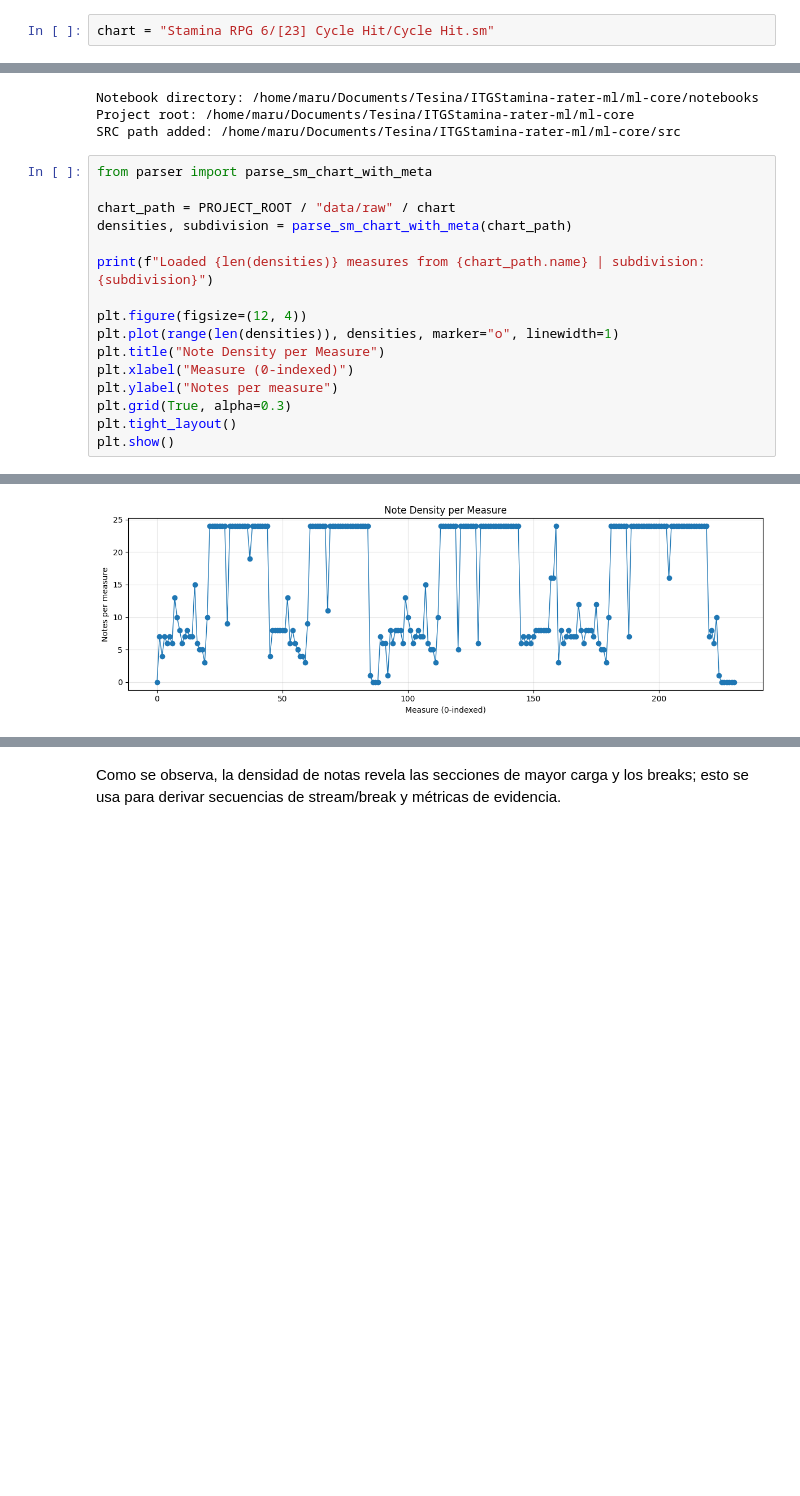
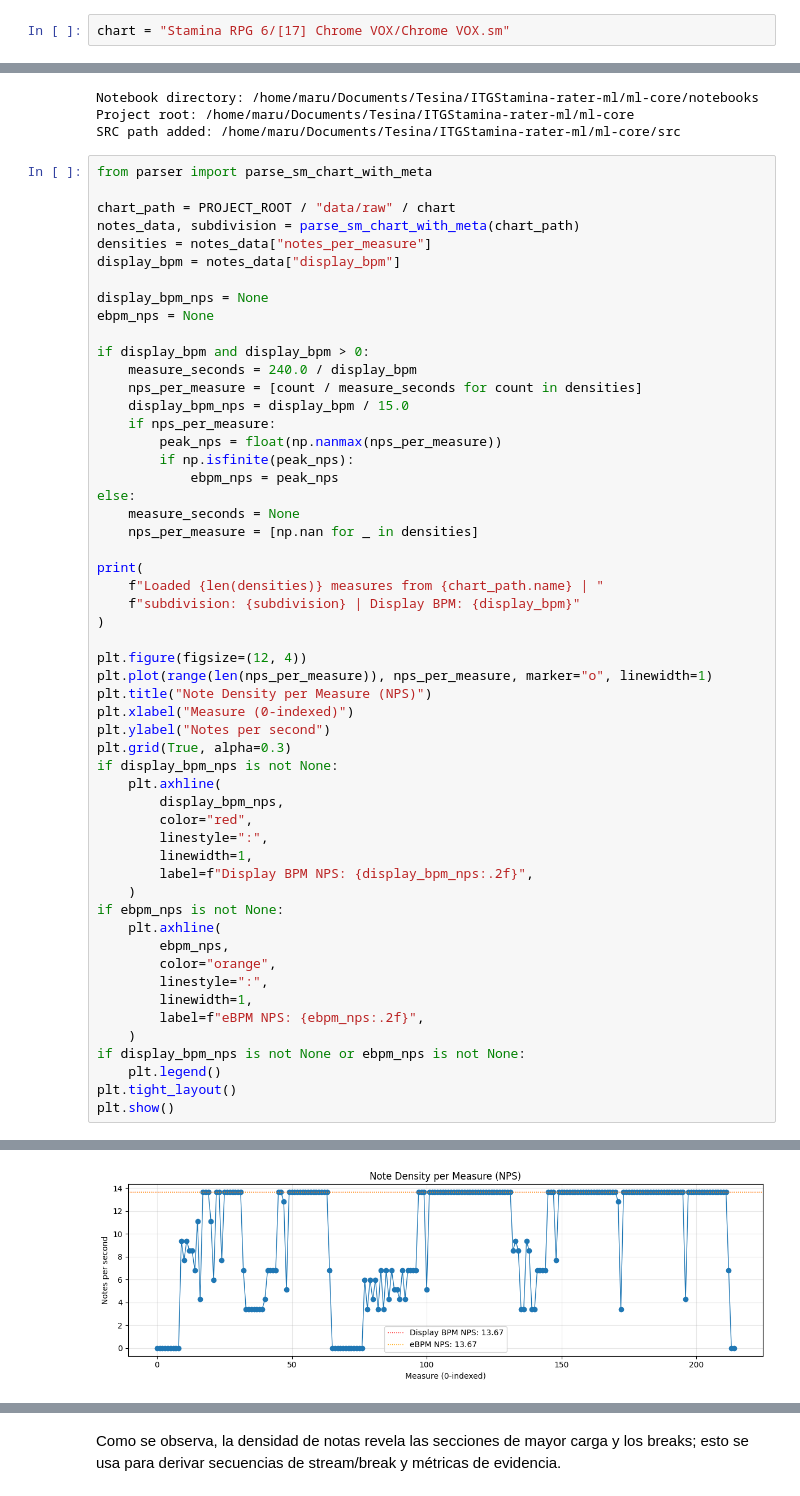
Before and after one commit to MaruDeHabanero/ITGStamina-rater-ml, a Jupyter notebook: ml-core/notebooks/01_feature_validation.ipynb, the cells around one changed output, grey strips where cells are left out. Cells and saved outputs as stored; diff of their text form; blank space fills up the shorter version.

```diff
--- a/ml-core/notebooks/01_feature_validation.ipynb
+++ b/ml-core/notebooks/01_feature_validation.ipynb
@@ -5,7 +5,7 @@ Este cuaderno valida el pipeline de parseo y extracción de features para charts
 # %% [markdown]
 ### Ruta del chart a mirar:
 # %%
-chart = "Stamina RPG 6/[23] Cycle Hit/Cycle Hit.sm"
+chart = "Stamina RPG 6/[17] Chrome VOX/Chrome VOX.sm"
 # %%
 %reload_ext autoreload
 # %%
@@ -35,16 +35,54 @@ SRC path added: /home/maru/Documents/Tesina/ITGStamina-rater-ml/ml-core/src
 from parser import parse_sm_chart_with_meta
 
 chart_path = PROJECT_ROOT / "data/raw" / chart
-densities, subdivision = parse_sm_chart_with_meta(chart_path)
+notes_data, subdivision = parse_sm_chart_with_meta(chart_path)
+densities = notes_data["notes_per_measure"]
+display_bpm = notes_data["display_bpm"]
 
-print(f"Loaded {len(densities)} measures from {chart_path.name} | subdivision: {subdivision}")
+display_bpm_nps = None
+ebpm_nps = None
+
+if display_bpm and display_bpm > 0:
+    measure_seconds = 240.0 / display_bpm
+    nps_per_measure = [count / measure_seconds for count in densities]
+    display_bpm_nps = display_bpm / 15.0
+    if nps_per_measure:
+        peak_nps = float(np.nanmax(nps_per_measure))
+        if np.isfinite(peak_nps):
+            ebpm_nps = peak_nps
+else:
+    measure_seconds = None
+    nps_per_measure = [np.nan for _ in densities]
+
+print(
+    f"Loaded {len(densities)} measures from {chart_path.name} | "
+    f"subdivision: {subdivision} | Display BPM: {display_bpm}"
+)
 
 plt.figure(figsize=(12, 4))
-plt.plot(range(len(densities)), densities, marker="o", linewidth=1)
-plt.title("Note Density per Measure")
+plt.plot(range(len(nps_per_measure)), nps_per_measure, marker="o", linewidth=1)
+plt.title("Note Density per Measure (NPS)")
 plt.xlabel("Measure (0-indexed)")
-plt.ylabel("Notes per measure")
+plt.ylabel("Notes per second")
 plt.grid(True, alpha=0.3)
+if display_bpm_nps is not None:
+    plt.axhline(
+        display_bpm_nps,
+        color="red",
+        linestyle=":",
+        linewidth=1,
+        label=f"Display BPM NPS: {display_bpm_nps:.2f}",
+    )
+if ebpm_nps is not None:
+    plt.axhline(
+        ebpm_nps,
+        color="orange",
+        linestyle=":",
+        linewidth=1,
+        label=f"eBPM NPS: {ebpm_nps:.2f}",
+    )
+if display_bpm_nps is not None or ebpm_nps is not None:
+    plt.legend()
 plt.tight_layout()
 plt.show()
 # %% [output]
@@ -52 +90 @@ Loaded 231 measures from Cycle Hit.sm | subdivision: 24
-[figure, old version]
+[figure, new version]
```
Also changed, not shown: parts of 5 cells of this notebook, 2 other files.
